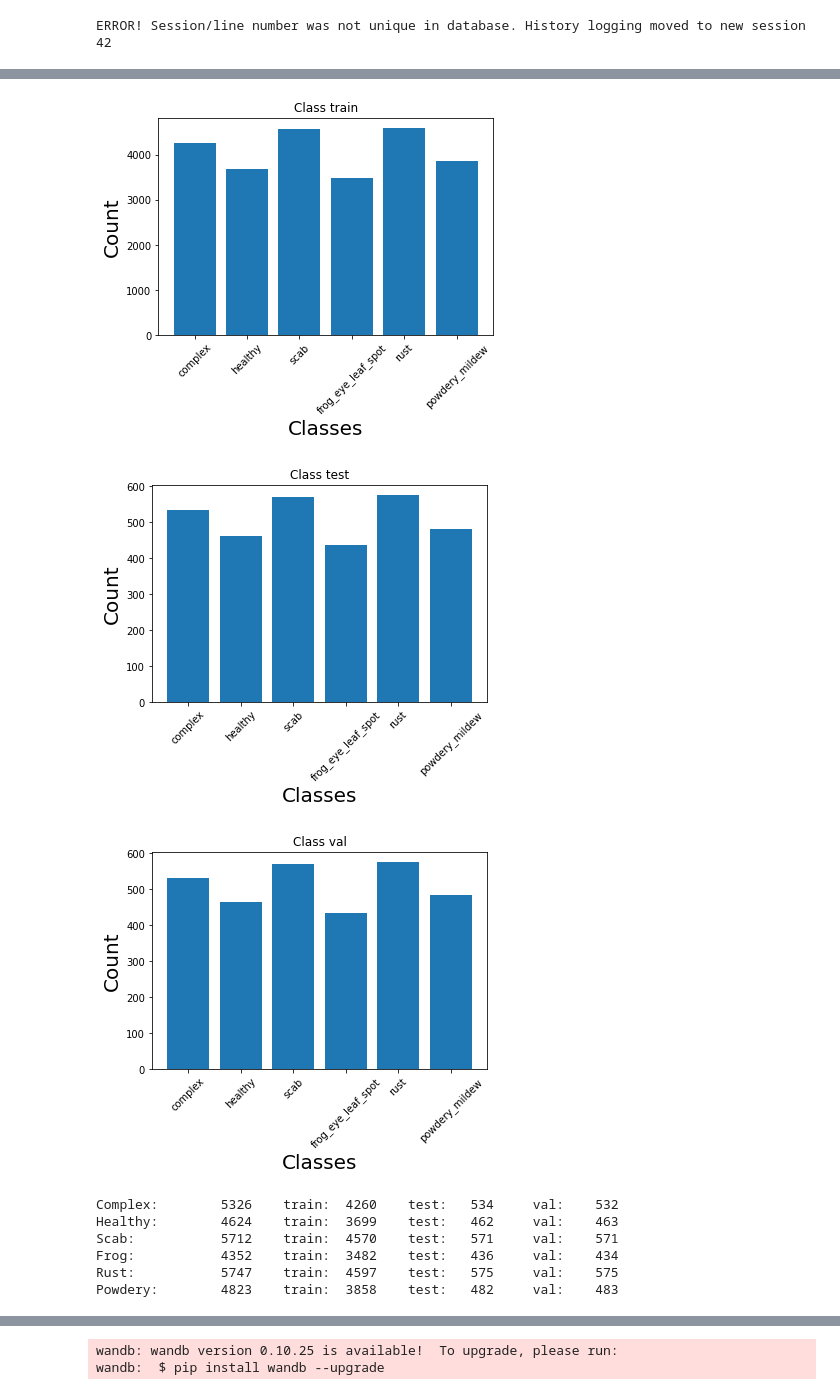
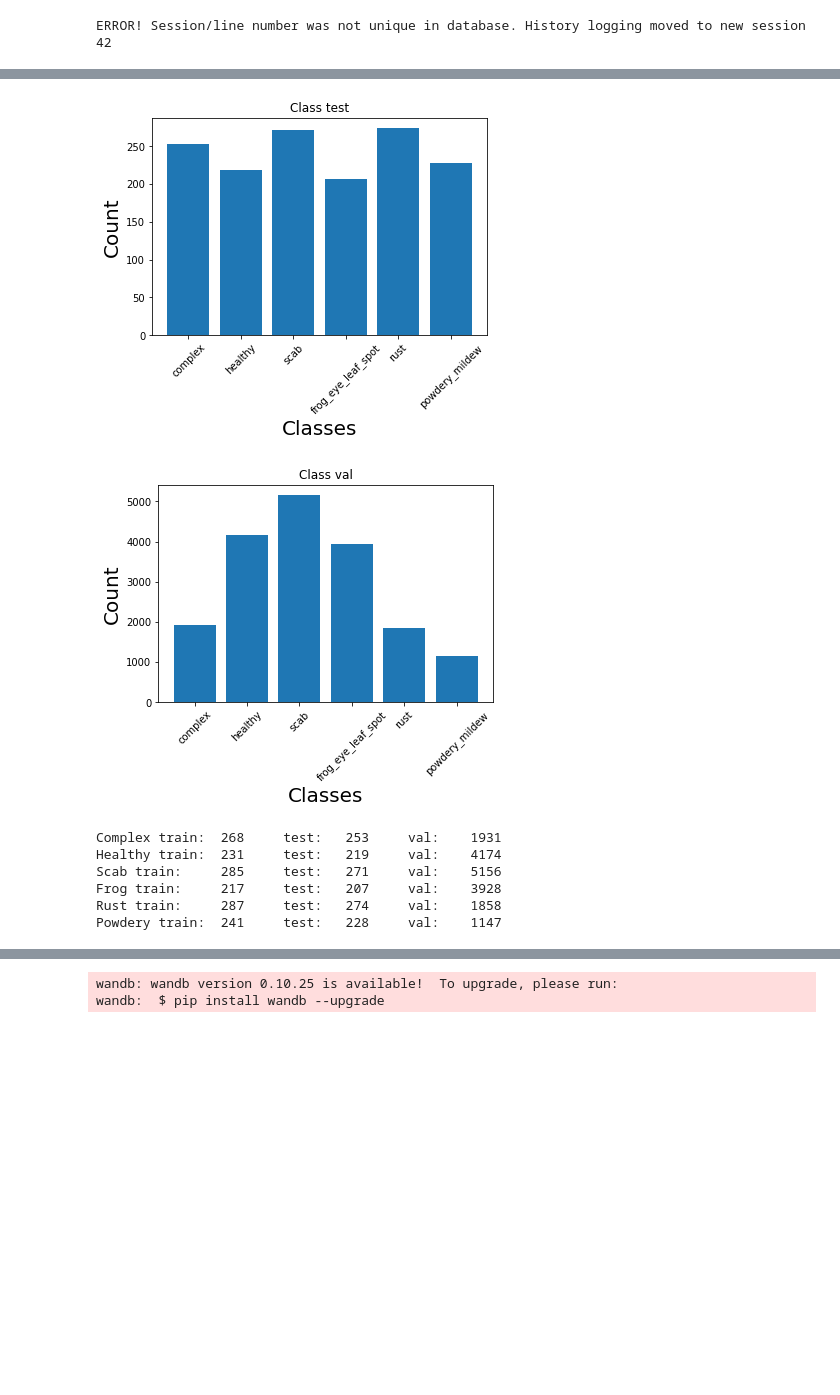
Before and after one commit to camperko/NSIETE-assignment_2, a Jupyter notebook: assignment.ipynb, the cells around one changed output, grey strips where cells are left out. Saved outputs shown, nothing was run; the diff lists cells and outputs as text; code cells hidden in the pictures; blank space fills up the shorter version.

Commit message:
Dataset balancing (train and test sets)

```diff
--- a/assignment.ipynb
+++ b/assignment.ipynb
@@ -172,5 +164,7 @@ labels_set = []
 for index, row in new_labels.iterrows():
     if path.exists('data/new_train_images_128/' + row['image']):
         image_normalized = normalize_image(cv2.imread('data/new_train_images_128/' + row['image']))
-        image_set.append(image_normalized)
+        image_set.append((image_normalized, row['image']))
         labels_set.append(row)
+
+labels_set = pd.DataFrame(labels_set)
@@ -218,0 +237,4 @@ X_test, X_val, y_test, y_val = train_test_split(X_test, y_test, test_size=0.5, r
+# %%
+X_train, y_train = balance_set(X_train, y_train)
+X_test, y_test = balance_set(X_test, y_test)
+X_val = [part[0] for part in X_val]
@@ -219,11 +248,4 @@ X_test, X_val, y_test, y_val = train_test_split(X_test, y_test, test_size=0.5, r
 # %%
-count_complex = labels_clear_set[labels_clear_set['complex'] == 1]
-count_healthy = labels_clear_set[labels_clear_set['healthy'] == 1]
-count_scab = labels_clear_set[labels_clear_set['scab'] == 1]
-count_frog = labels_clear_set[labels_clear_set['frog_eye_leaf_spot'] == 1]
-count_rust = labels_clear_set[labels_clear_set['rust'] == 1]
-count_powdery = labels_clear_set[labels_clear_set['powdery_mildew'] == 1]
-
 count_complex_train = y_train[y_train['complex'] == 1]
 count_healthy_train = y_train[y_train['healthy'] == 1]
 count_scab_train = y_train[y_train['scab'] == 1]
@@ -246,18 +268,9 @@ count_rust_val = y_val[y_val['rust'] == 1]
 count_powdery_val = y_val[y_val['powdery_mildew'] == 1]
 
 titles = ['complex', 'healthy', 'scab', 'frog_eye_leaf_spot', 'rust', 'powdery_mildew']
-set_full = [count_complex.shape[0], count_healthy.shape[0], count_scab.shape[0], count_frog.shape[0], count_rust.shape[0], count_powdery.shape[0]]
 set_train = [count_complex_train.shape[0], count_healthy_train.shape[0], count_scab_train.shape[0], count_frog_train.shape[0], count_rust_train.shape[0], count_powdery_train.shape[0]]
 set_test = [count_complex_test.shape[0], count_healthy_test.shape[0], count_scab_test.shape[0], count_frog_test.shape[0], count_rust_test.shape[0], count_powdery_test.shape[0]]
 set_val = [count_complex_val.shape[0], count_healthy_val.shape[0], count_scab_val.shape[0], count_frog_val.shape[0], count_rust_val.shape[0], count_powdery_val.shape[0]]
-
-plt.bar(titles, set_full)
-plt.title('Class augmented')
-plt.xlabel("Classes", fontsize=20)
-plt.xticks(rotation=45,fontsize = 10)
-plt.ylabel("Count", fontsize=20)
-plt.yticks(fontsize = 10)
-plt.show()
 
 plt.bar(titles, set_train)
 plt.title('Class train')
@@ -283,10 +296,10 @@ plt.ylabel("Count", fontsize=20)
 plt.yticks(fontsize = 10)
 plt.show()
 
-print('Complex:\t' + str(count_complex.shape[0]) + '\ttrain:\t' + str(count_complex_train.shape[0]) + '\ttest:\t' + str(count_complex_test.shape[0]) + '\tval:\t' + str(count_complex_val.shape[0]))
-print('Healthy:\t' + str(count_healthy.shape[0]) + '\ttrain:\t' + str(count_healthy_train.shape[0]) + '\ttest:\t' + str(count_healthy_test.shape[0]) + '\tval:\t' + str(count_healthy_val.shape[0]))
-print('Scab:\t\t' + str(count_scab.shape[0]) + '\ttrain:\t' + str(count_scab_train.shape[0]) + '\ttest:\t' + str(count_scab_test.shape[0]) + '\tval:\t' + str(count_scab_val.shape[0]))
-print('Frog:\t\t' + str(count_frog.shape[0]) + '\ttrain:\t' + str(count_frog_train.shape[0]) + '\ttest:\t' + str(count_frog_test.shape[0]) + '\tval:\t' + str(count_frog_val.shape[0]))
-print('Rust:\t\t' + str(count_rust.shape[0]) + '\ttrain:\t' + str(count_rust_train.shape[0]) + '\ttest:\t' + str(count_rust_test.shape[0]) + '\tval:\t' + str(count_rust_val.shape[0]))
-print('Powdery:\t' + str(count_powdery.shape[0]) + '\ttrain:\t' + str(count_powdery_train.shape[0]) + '\ttest:\t' + str(count_powdery_test.shape[0]) + '\tval:\t' + str(count_powdery_val.shape[0]))
+print('Complex train:\t' + str(count_complex_train.shape[0]) + '\ttest:\t' + str(count_complex_test.shape[0]) + '\tval:\t' + str(count_complex_val.shape[0]))
+print('Healthy train:\t' + str(count_healthy_train.shape[0]) + '\ttest:\t' + str(count_healthy_test.shape[0]) + '\tval:\t' + str(count_healthy_val.shape[0]))
+print('Scab train:\t' + str(count_scab_train.shape[0]) + '\ttest:\t' + str(count_scab_test.shape[0]) + '\tval:\t' + str(count_scab_val.shape[0]))
+print('Frog train:\t' + str(count_frog_train.shape[0]) + '\ttest:\t' + str(count_frog_test.shape[0]) + '\tval:\t' + str(count_frog_val.shape[0]))
+print('Rust train:\t' + str(count_rust_train.shape[0]) + '\ttest:\t' + str(count_rust_test.shape[0]) + '\tval:\t' + str(count_rust_val.shape[0]))
+print('Powdery train:\t' + str(count_powdery_train.shape[0]) + '\ttest:\t' + str(count_powdery_test.shape[0]) + '\tval:\t' + str(count_powdery_val.shape[0]))
 # %% [output]
@@ -294,12 +307,11 @@ print('Powdery:\t' + str(count_powdery.shape[0]) + '\ttrain:\t' + str(count_powd
-[figure, old version]
+[figure, new version]
-[figure, old version]
+[figure, new version]
-[figure, removed]
-Complex:        5326    train:  4260    test:   534     val:    532
-Healthy:        4624    train:  3699    test:   462     val:    463
-Scab:           5712    train:  4570    test:   571     val:    571
-Frog:           4352    train:  3482    test:   436     val:    434
-Rust:           5747    train:  4597    test:   575     val:    575
-Powdery:        4823    train:  3858    test:   482     val:    483
+Complex train:  268     test:   253     val:    1931
+Healthy train:  231     test:   219     val:    4174
+Scab train:     285     test:   271     val:    5156
+Frog train:     217     test:   207     val:    3928
+Rust train:     287     test:   274     val:    1858
+Powdery train:  241     test:   228     val:    1147
 # %%
 model = Sequential()
 
```
Also changed, not shown: parts of 11 cells of this notebook.
